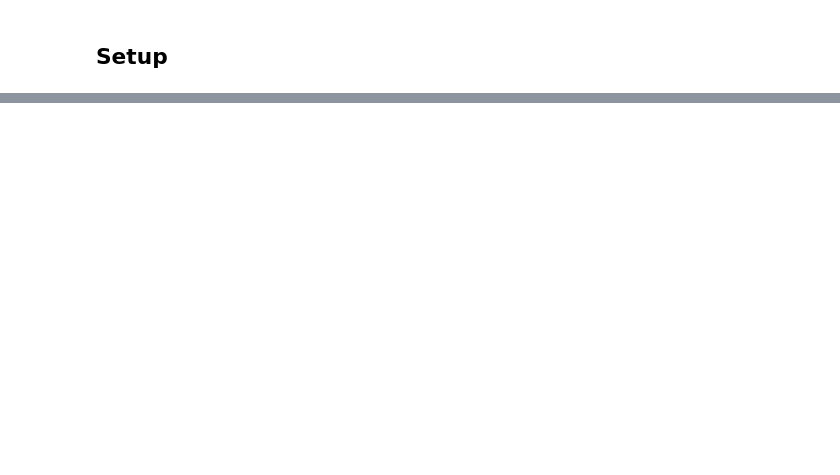
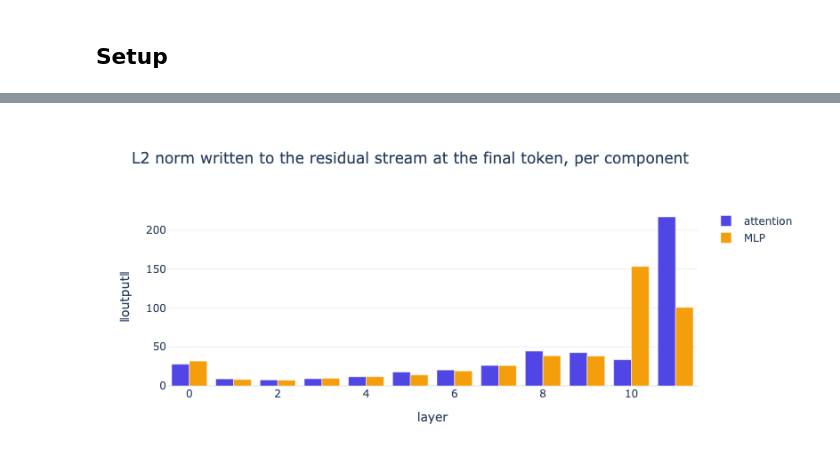
Before and after one commit to ledbetterljoshua/interpretability-research, a Jupyter notebook: experiments/01_gpt2_internals.ipynb, the cells around one changed output, grey strips where cells are left out. Drawn from its saved outputs; the diff is of its cells as text; code cells hidden in the pictures; blank space fills up the shorter version.

```diff
--- a/experiments/01_gpt2_internals.ipynb
+++ b/experiments/01_gpt2_internals.ipynb
@@ -565,0 +19,13 @@ That leads us to **superposition** and **sparse autoencoders** — the core of m
+# %%
+import sys, os
+sys.path.insert(0, os.path.abspath(""))          # experiments/ on the path
+sys.path.insert(0, os.path.abspath("experiments"))  # when run from repo root
+import warnings; warnings.filterwarnings("ignore")
+import logging; logging.getLogger().setLevel(logging.ERROR)
+import torch, numpy as np, pandas as pd
+import plotly.express as px, plotly.graph_objects as go, plotly.io as pio
+from plotly.subplots import make_subplots
+pio.renderers.default = "png"          # static images: render on GitHub, no JS needed
+pio.templates.default = "plotly_white"
+from interp_utils import *
+print(f"device={DEVICE}")
@@ -565,0 +34,5 @@ That leads us to **superposition** and **sparse autoencoders** — the core of m
+# %%
+model = load_gpt2()
+cfg = model.cfg
+print(f"layers={cfg.n_layers} heads={cfg.n_heads} d_model={cfg.d_model} d_head={cfg.d_head} d_mlp={cfg.d_mlp} vocab={cfg.d_vocab} ctx={cfg.n_ctx}")
+print(f"parameters: {sum(p.numel() for p in model.parameters()):,}")
@@ -565,0 +61,5 @@ That leads us to **superposition** and **sparse autoencoders** — the core of m
+# %%
+prompt = CLEAN_PROMPT   # "The capital of Germany is Berlin. The capital of France is"
+tokens = model.to_tokens(prompt)             # BOS on (the default)
+print("tokens:", model.to_str_tokens(tokens[0]))
+print("shape :", tuple(tokens.shape), "(batch, seq)")
@@ -565,0 +114,15 @@ That leads us to **superposition** and **sparse autoencoders** — the core of m
+# %%
+# How much does each block change the residual stream at the final position?
+resid = cache.accumulated_resid(layer=-1, pos_slice=-1)[:, 0]     # [13, d_model]: after embed, after each block
+deltas = (resid[1:] - resid[:-1]).norm(dim=-1).cpu()
+attn_norm = torch.stack([cache[f"blocks.{l}.hook_attn_out"][0, -1].norm() for l in range(12)]).cpu()
+mlp_norm  = torch.stack([cache[f"blocks.{l}.hook_mlp_out"][0, -1].norm()  for l in range(12)]).cpu()
+
+fig = go.Figure()
+fig.add_bar(name="attention", x=list(range(12)), y=attn_norm, marker_color="#4f46e5")
+fig.add_bar(name="MLP",       x=list(range(12)), y=mlp_norm,  marker_color="#f59e0b")
+fig.update_layout(barmode="group", title="L2 norm written to the residual stream at the final token, per component",
+                  xaxis_title="layer", yaxis_title="‖output‖", width=800, height=380)
+fig.show()
+# %% [output]
+[figure, added]
```
Also changed, not shown: parts of 49 cells of this notebook, 5 other files.
